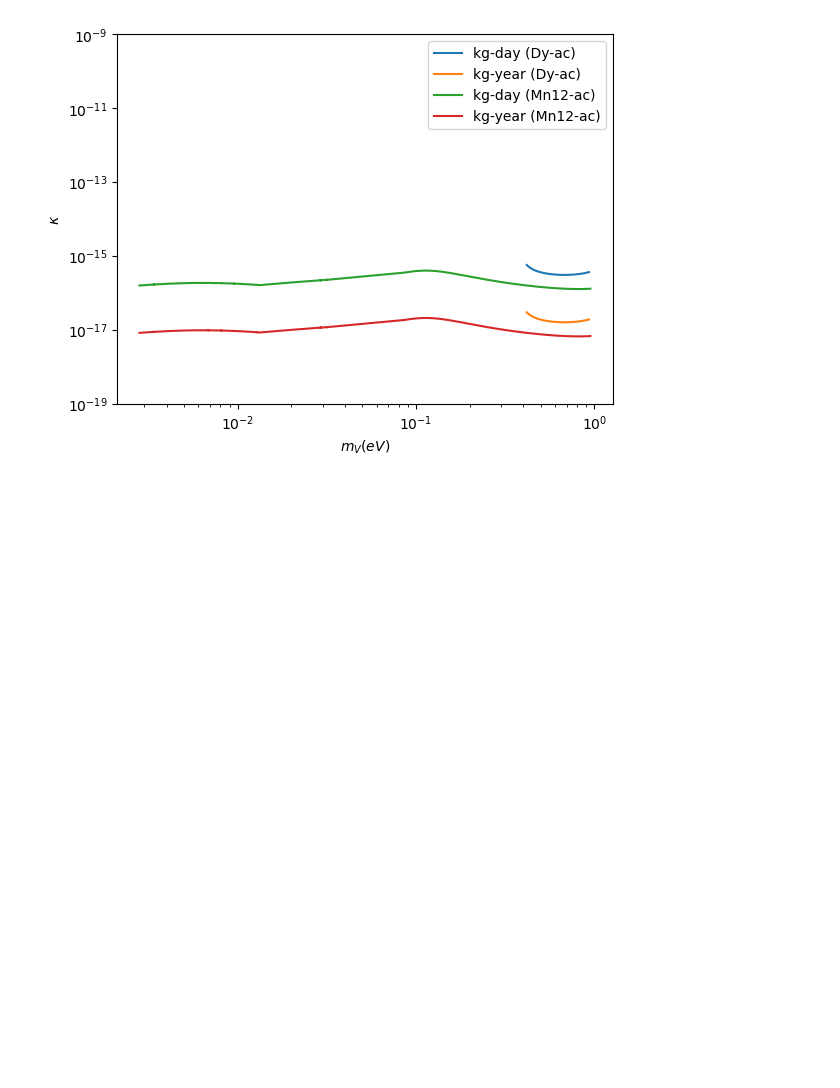
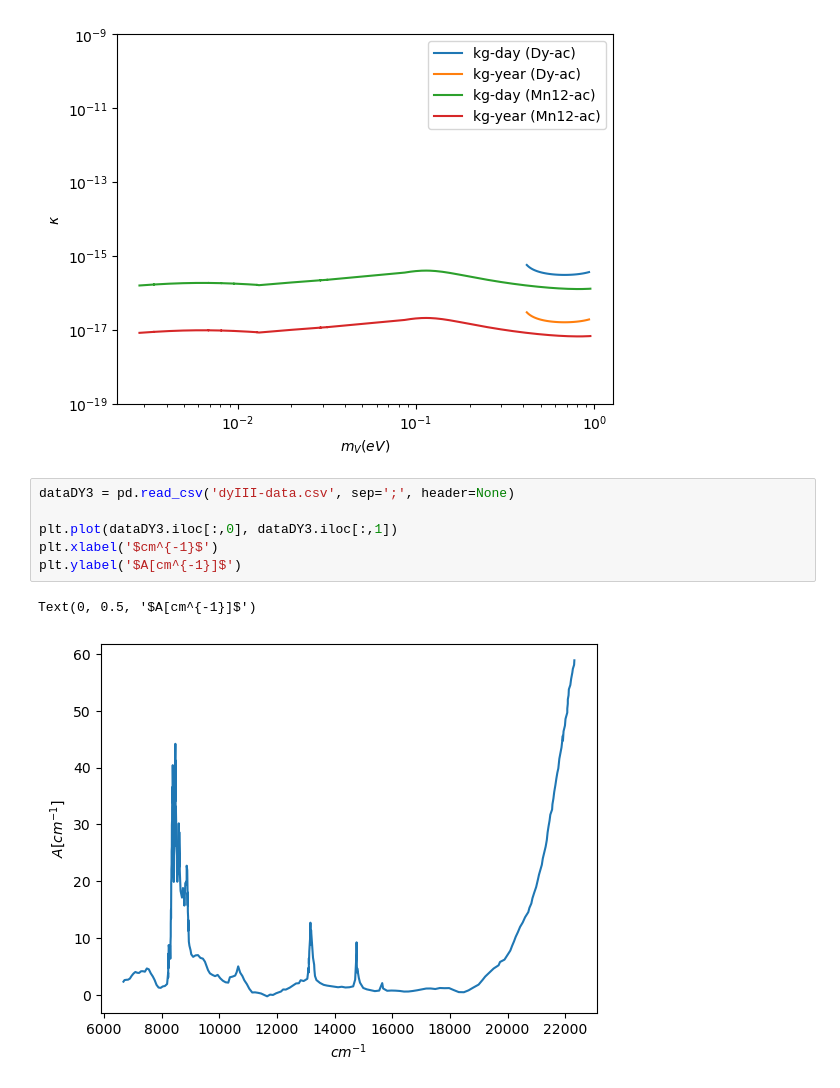
Before and after one commit to robalvess/Projeto-1---2025, a Jupyter notebook: try.ipynb, the cells around one changed output. Saved outputs shown, nothing was run; the diff lists cells and outputs as text; blank space fills up the shorter version.

```diff
--- a/try.ipynb
+++ b/try.ipynb
@@ -262,4 +262,13 @@ plt.legend()
 # %% [output]
 <matplotlib.legend.Legend at 0x...>
 [figure]
+# %%
+dataDY3 = pd.read_csv('dyIII-data.csv', sep=';', header=None)
+
+plt.plot(dataDY3.iloc[:,0], dataDY3.iloc[:,1])
+plt.xlabel('$cm^{-1}$')
+plt.ylabel('$A[cm^{-1}]$')
+# %% [output]
+Text(0, 0.5, '$A[cm^{-1}]$')
+[figure, added]
 # %%
```
Also changed, not shown: parts of 3 cells of this notebook, 2 other files.
